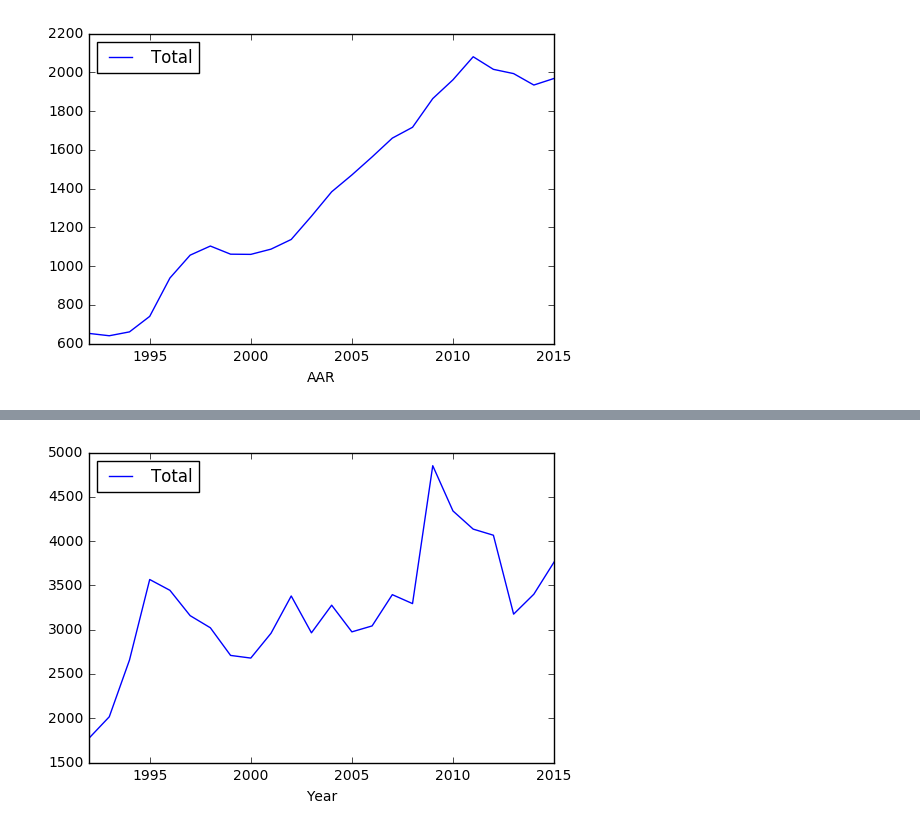
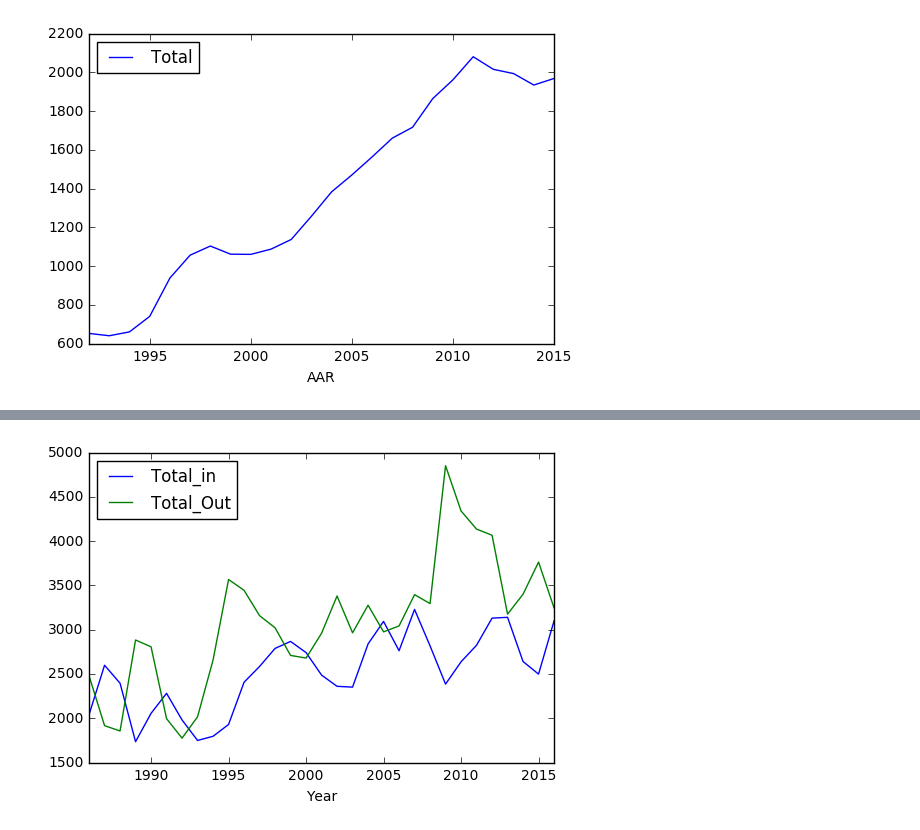
Before and after one commit to aripalli/CPH-data-analysis, a Jupyter notebook: Bubbi/Nationality_distribution.ipynb, the cells around one changed output, grey strips where cells are left out. Saved outputs shown, nothing was run; the diff lists cells and outputs as text; code cells hidden in the pictures.

```diff
--- a/Bubbi/Nationality_distribution.ipynb
+++ b/Bubbi/Nationality_distribution.ipynb
@@ -237,5 +239,7 @@ Kbh_Stats_noDanes.to_csv('KBH_Stats_noDanes.csv', sep=',', encoding='utf-8',inde
 Kbh_Stats.to_csv('KBH_Stats.csv', sep=',', encoding='utf-8',index = False)
 Top25[['AAR','Total','COUNTRY']].to_csv('KBH_Top25_AllYears.csv', sep=',', encoding='utf-8',index = False)
 # %%
-Island_Data = pd.read_csv('../Data/MAN01405.csv', delimiter = ';')
-Island_Data.columns = ['Gender', 'Year', 'District', 'Total']
+Island_Data = pd.read_csv('MAN01404.csv', delimiter = ';')
+Island_Data.columns = ['Year','Country', 'Total_in', 'Total_Out']
+Island_Data
+#df['MyColumnName'] = df['MyColumnName'].astype('float64')
@@ -242,5 +264,7 @@ Island_Data.columns = ['Gender', 'Year', 'District', 'Total']
-# %%
-Island_Data.plot(x = 'Year', y = 'Total')
-plt.show()
-# %% [output]
-[figure, removed]
+# %%
+fig, ax = plt.subplots(1, 1)
+Island_Data.plot(x = 'Year', y = 'Total_in', ax=ax)
+Island_Data.plot(x= 'Year', y = 'Total_Out', ax = ax)
+plt.show()
+# %% [output]
+[figure, added]
```
Also changed, not shown: parts of 2 cells of this notebook, 3 other files.
